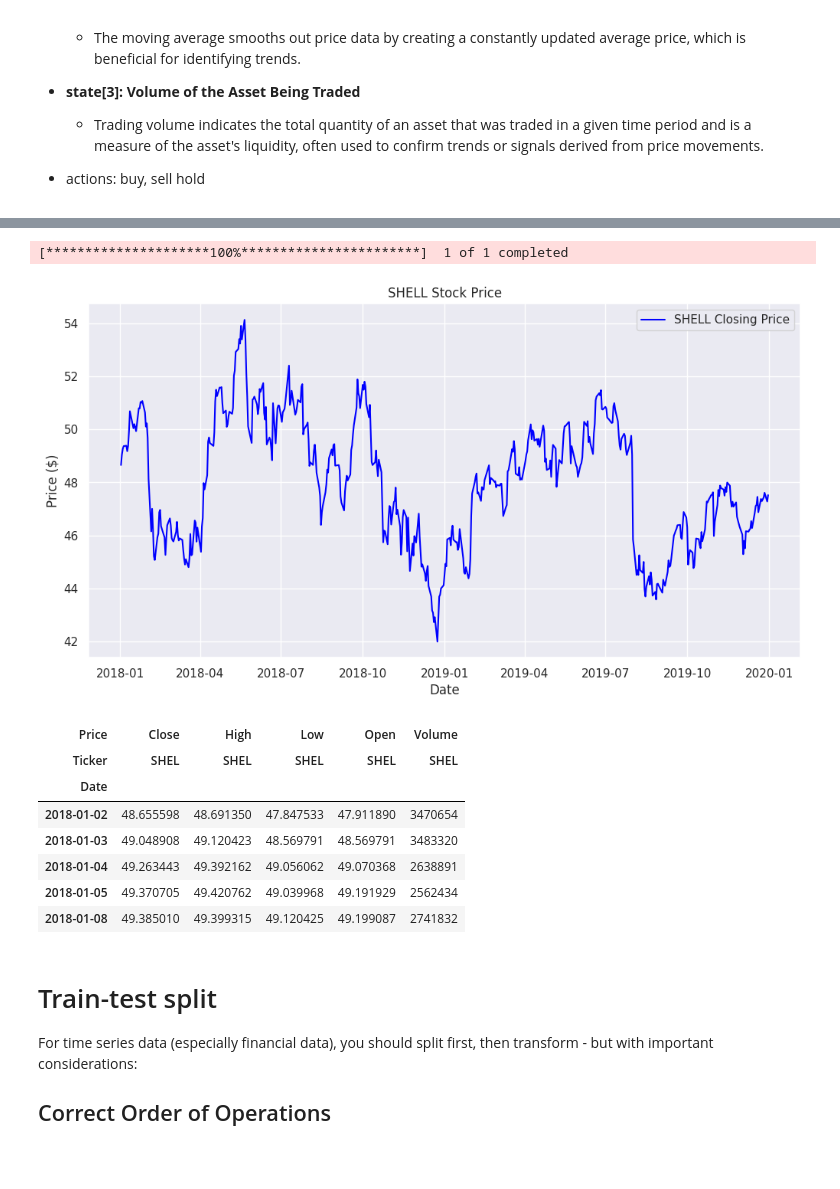
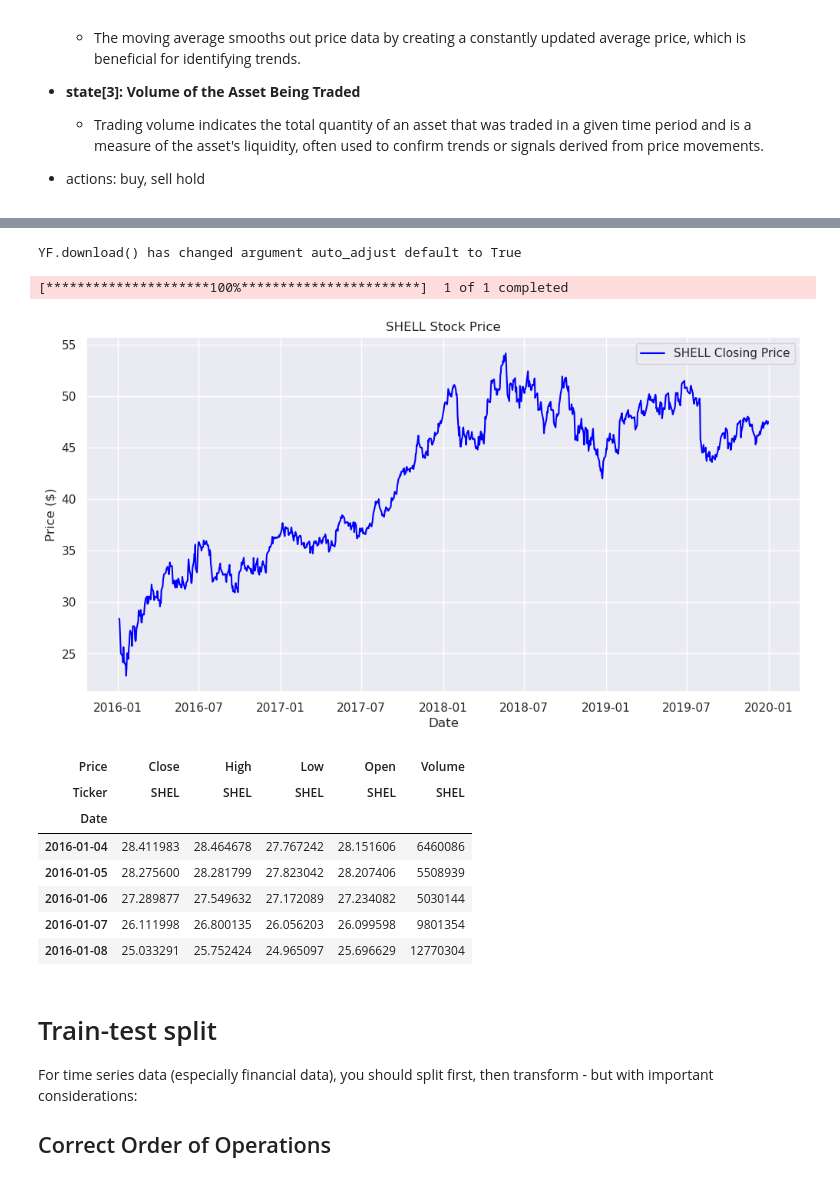
Before and after one commit to wrecka98/RL-Finance-Trading-Algo, a Jupyter notebook: trading-bot-Shell.ipynb, the cells around one changed output, grey strips where cells are left out. Cells and saved outputs as stored; diff of their text form; code cells hidden in the pictures.

```diff
--- a/trading-bot-Shell.ipynb
+++ b/trading-bot-Shell.ipynb
@@ -49,30 +50,31 @@ Device name: Tesla T4
 # %%
 # Get stock data
-data = yf.download("SHEL", start="2018-01-01", end="2020-01-01")
+data = yf.download("SHEL", start="2016-01-01", end="2020-01-01")
 
 # Plot closing prices
 plt.figure(figsize=(12, 6))
 plt.plot(data['Close'], label='SHELL Closing Price', color='blue')
 plt.title('SHELL Stock Price')
 plt.xlabel('Date')
 plt.ylabel('Price ($)')
 plt.legend()
 plt.grid(True)
 plt.show()
 # %% [output]
-[*********************100%***********************]  1 of 1 completed
+YF.download() has changed argument auto_adjust default to True
+[*********************100%***********************]  1 of 1 completed
-[figure, old version]
+[figure, new version]
 # %%
 data.head()
 # %% [output]
 | Price | Close | High | Low | Open | Volume |
 | Ticker | SHEL | SHEL | SHEL | SHEL | SHEL |
 | Date |  |  |  |  |  |
-| 2018-01-02 | 48.655598 | 48.691350 | 47.847533 | 47.911890 | 3470654 |
-| 2018-01-03 | 49.048908 | 49.120423 | 48.569791 | 48.569791 | 3483320 |
-| 2018-01-04 | 49.263443 | 49.392162 | 49.056062 | 49.070368 | 2638891 |
-| 2018-01-05 | 49.370705 | 49.420762 | 49.039968 | 49.191929 | 2562434 |
-| 2018-01-08 | 49.385010 | 49.399315 | 49.120425 | 49.199087 | 2741832 |
+| 2016-01-04 | 28.411983 | 28.464678 | 27.767242 | 28.151606 | 6460086 |
+| 2016-01-05 | 28.275600 | 28.281799 | 27.823042 | 28.207406 | 5508939 |
+| 2016-01-06 | 27.289877 | 27.549632 | 27.172089 | 27.234082 | 5030144 |
+| 2016-01-07 | 26.111998 | 26.800135 | 26.056203 | 26.099598 | 9801354 |
+| 2016-01-08 | 25.033291 | 25.752424 | 24.965097 | 25.696629 | 12770304 |
 # %% [markdown]
 # Train-test split
 
```
Also changed, not shown: parts of 13 cells of this notebook.
